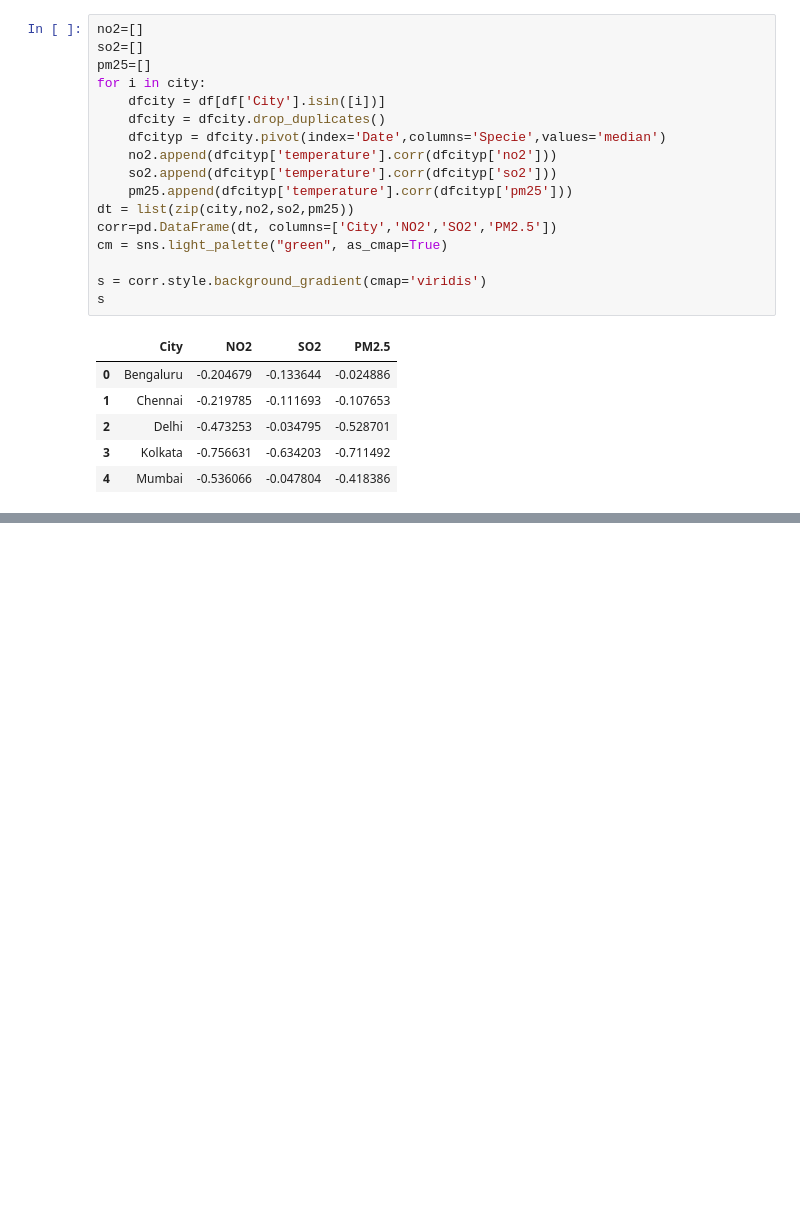
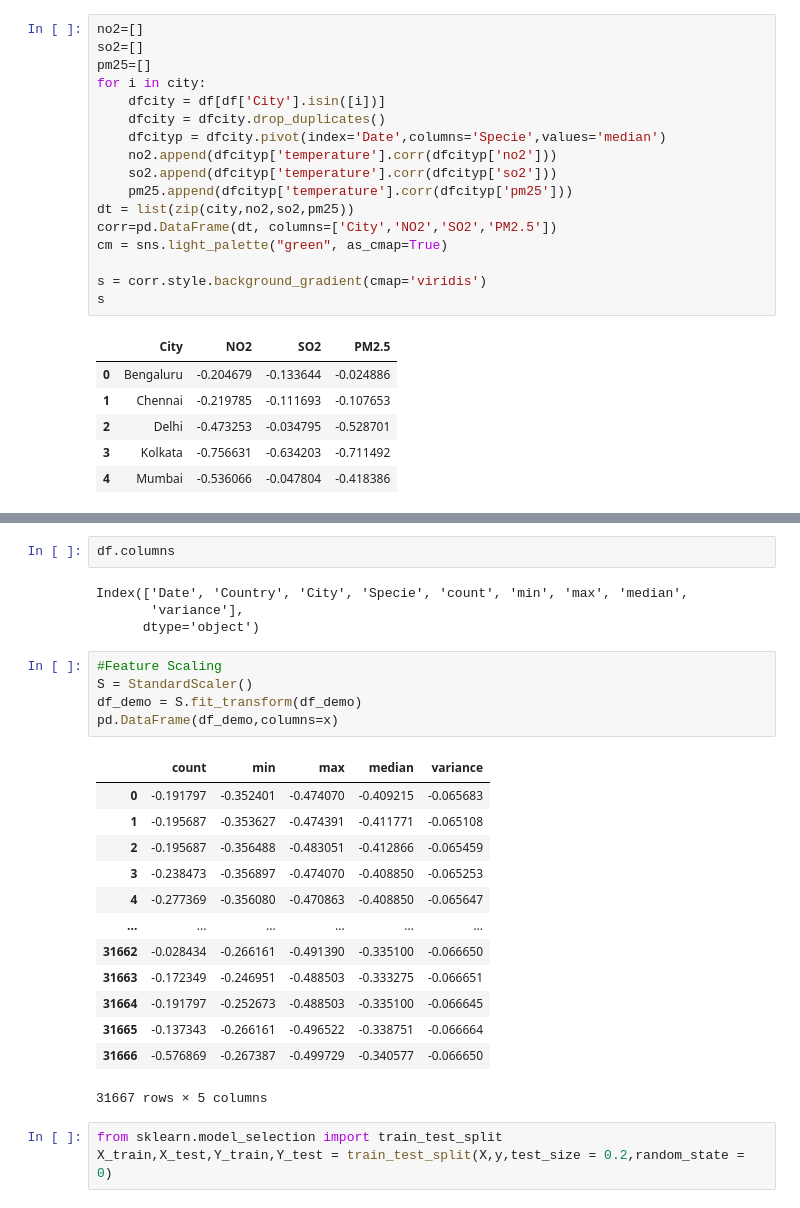
Before and after one commit to algoasylum/ExploringTheUnseen, a Jupyter notebook: code/TemperaturePlots.ipynb, the cells around one changed output, grey strips where cells are left out. Cells and saved outputs as stored; diff of their text form; blank space fills up the shorter version.

```diff
--- a/code/TemperaturePlots.ipynb
+++ b/code/TemperaturePlots.ipynb
@@ -300,0 +328,28 @@ fig.write_image(f'images/pm2.5_env.png')
+# %%
+df.columns
+# %% [output]
+Index(['Date', 'Country', 'City', 'Specie', 'count', 'min', 'max', 'median',
+       'variance'],
+      dtype='object')
+# %%
+#Feature Scaling
+S = StandardScaler()
+df_demo = S.fit_transform(df_demo)
+pd.DataFrame(df_demo,columns=x)
+# %% [output]
+|  | count | min | max | median | variance |
+| 0 | -0.191797 | -0.352401 | -0.474070 | -0.409215 | -0.065683 |
+| 1 | -0.195687 | -0.353627 | -0.474391 | -0.411771 | -0.065108 |
+| 2 | -0.195687 | -0.356488 | -0.483051 | -0.412866 | -0.065459 |
+| 3 | -0.238473 | -0.356897 | -0.474070 | -0.408850 | -0.065253 |
+| 4 | -0.277369 | -0.356080 | -0.470863 | -0.408850 | -0.065647 |
+| ... | ... | ... | ... | ... | ... |
+| 31662 | -0.028434 | -0.266161 | -0.491390 | -0.335100 | -0.066650 |
+| 31663 | -0.172349 | -0.246951 | -0.488503 | -0.333275 | -0.066651 |
+| 31664 | -0.191797 | -0.252673 | -0.488503 | -0.335100 | -0.066645 |
+| 31665 | -0.137343 | -0.266161 | -0.496522 | -0.338751 | -0.066664 |
+| 31666 | -0.576869 | -0.267387 | -0.499729 | -0.340577 | -0.066650 |
+31667 rows × 5 columns
+# %%
+from sklearn.model_selection import train_test_split
+X_train,X_test,Y_train,Y_test = train_test_split(X,y,test_size = 0.2,random_state = 0)
```
Also changed, not shown: parts of 18 cells of this notebook, 22 other files.
